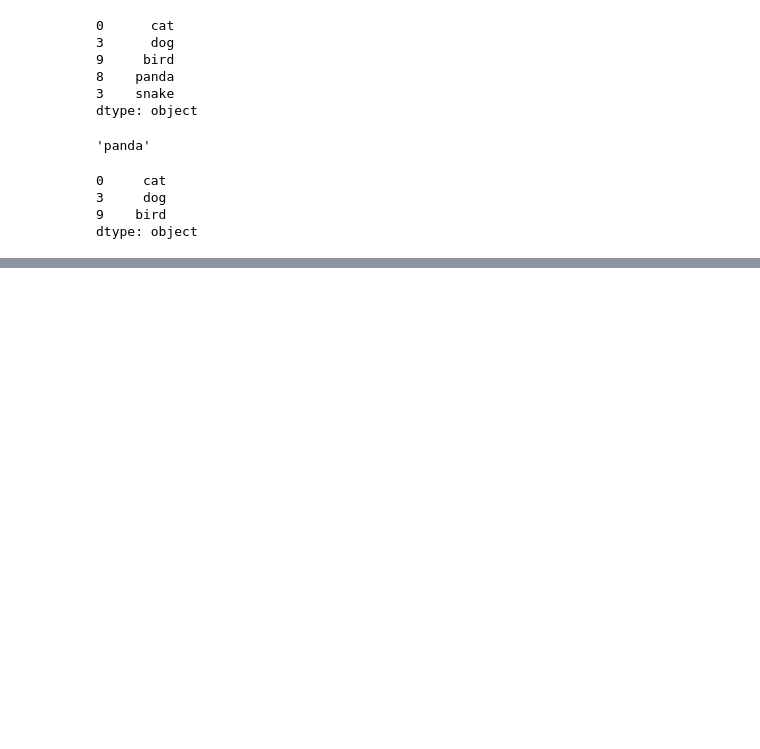
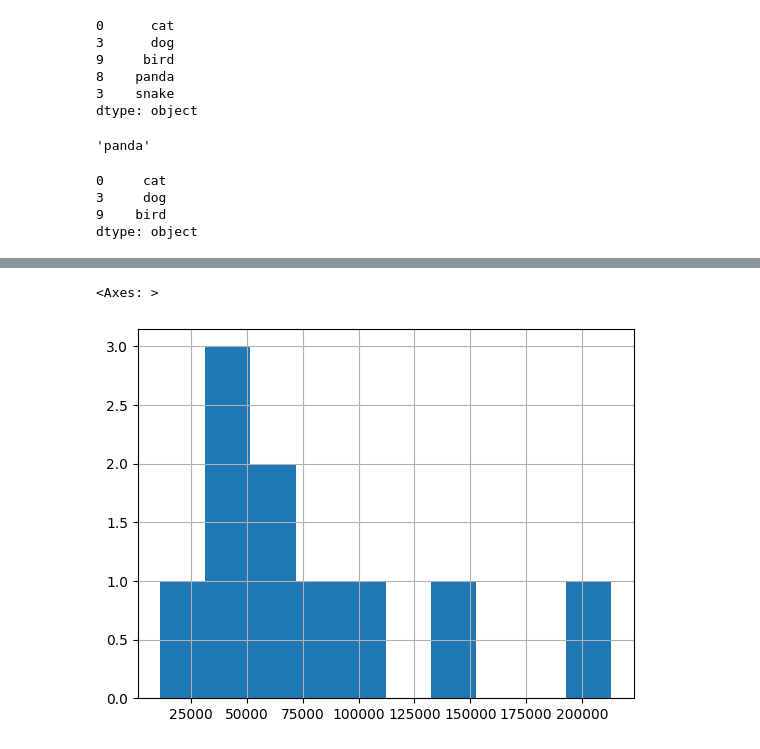
Before and after one commit to MelihKlc/Deep-Learning, a Jupyter notebook: Pandas.ipynb, the cells around one changed output, grey strips where cells are left out. Drawn from its saved outputs; the diff is of its cells as text; code cells hidden in the pictures; blank space fills up the shorter version.

```diff
--- a/Pandas.ipynb
+++ b/Pandas.ipynb
@@ -249,0 +360,5 @@ dtype: object
+# %%
+car_sales[ "Odometer (KM)" ].hist()  # Histogram. It will show distrubituon
+# %% [output]
+<Axes: >
+[figure, added]
```
Also changed, not shown: parts of 11 cells of this notebook.
